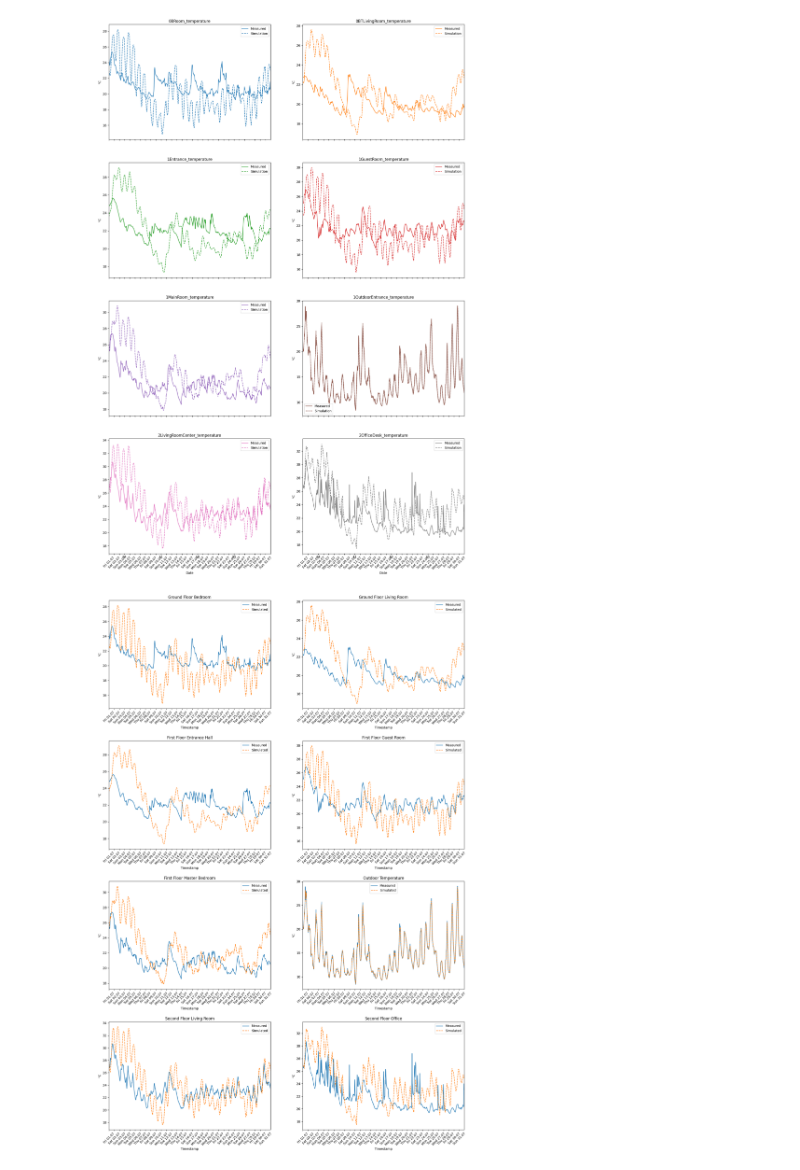
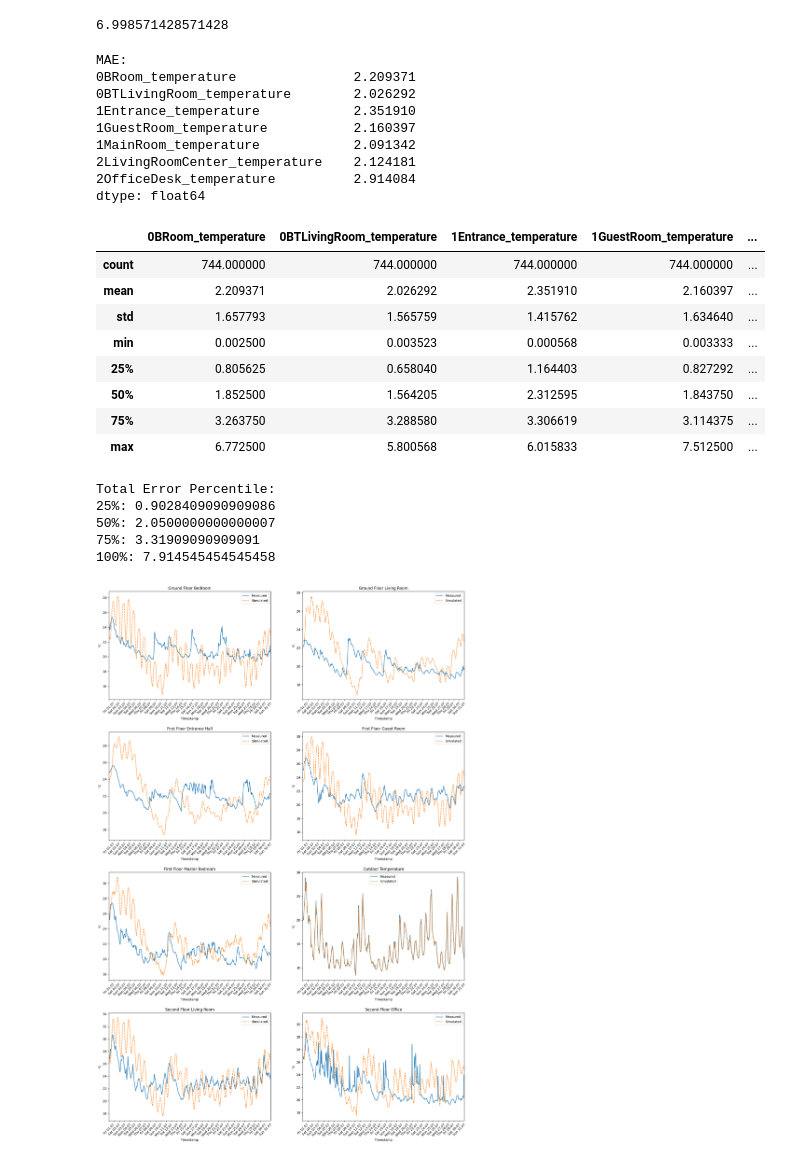
Before and after one commit to henrikhestnes/esp-r-house, a Jupyter notebook: temp_comparison.ipynb, the cells around one changed output. Cells and saved outputs as stored; diff of their text form; code cells hidden in the pictures.

```diff
--- a/temp_comparison.ipynb
+++ b/temp_comparison.ipynb
@@ -143,18 +128,40 @@ dtype: float64
-# %%
-axs = sensor_data.plot(subplots=True, layout=(4, 2), figsize=(20, 30), title=list(sensor_data.columns), ylabel="°C", xlabel="Date", xticks=sensor_data.index)
-sim_temp.plot(subplots=True, ax=axs, linestyle="dashed", xlabel="Date")
-
-
-for ax in axs:
-    ax[0].legend(["Measured", "Simulation"])
-    # ax[0].tick_params('x', labelcolor='g')
-    ax[0].set_xticklabels([])
-
-    ax[0].set_xticks(sensor_data.index[::24], [date.strftime("%a %d.%m") for date in sensor_data.index[::24].date], rotation=45)
-    ax[1].legend(["Measured", "Simulation"])
-    ax[1].set_xticks(sensor_data.index[::24], [date.strftime("%a %d.%m") for date in sensor_data.index[::24].date], rotation=45)
-# %% [output]
-[figure, removed]
+# %%
+(6.77+5.80+6.02+7.51+7.07+7.91+7.91)/7
+# %% [output]
+6.998571428571428
+# %%
+deviation = abs(sensor_data - sim_temp).drop("1OutdoorEntrance_temperature", axis=1)
+print(f"MAE: \n{deviation.sum()/len(deviation)}")
+deviation.describe()
+# %% [output]
+MAE:
+0BRoom_temperature               2.209371
+0BTLivingRoom_temperature        2.026292
+1Entrance_temperature            2.351910
+1GuestRoom_temperature           2.160397
+1MainRoom_temperature            2.091342
+2LivingRoomCenter_temperature    2.124181
+2OfficeDesk_temperature          2.914084
+dtype: float64
+|  | 0BRoom_temperature | 0BTLivingRoom_temperature | 1Entrance_temperature | 1GuestRoom_temperature | ... |
+| count | 744.000000 | 744.000000 | 744.000000 | 744.000000 | ... |
+| mean | 2.209371 | 2.026292 | 2.351910 | 2.160397 | ... |
+| std | 1.657793 | 1.565759 | 1.415762 | 1.634640 | ... |
+| min | 0.002500 | 0.003523 | 0.000568 | 0.003333 | ... |
+| 25% | 0.805625 | 0.658040 | 1.164403 | 0.827292 | ... |
+| 50% | 1.852500 | 1.564205 | 2.312595 | 1.843750 | ... |
+| 75% | 3.263750 | 3.288580 | 3.306619 | 3.114375 | ... |
+| max | 6.772500 | 5.800568 | 6.015833 | 7.512500 | ... |
+# %%
+val = deviation.values.flatten()
+val_sort = np.sort(val)
+print(f"Total Error Percentile: \n25%: {val_sort[int(len(val_sort)*0.25)]}\n50%: {val_sort[int(len(val_sort)*0.5)]}\n75%: {val_sort[int(len(val_sort)*0.75)]}\n100%: {val_sort[-1]}")
+# %% [output]
+Total Error Percentile:
+25%: 0.9028409090909086
+50%: 2.0500000000000007
+75%: 3.31909090909091
+100%: 7.914545454545458
 # %%
 fig, axs = plt.subplots(4, 2, figsize=(20, 30))
 plt.subplots_adjust(hspace=0.3)
```
Also changed, not shown: parts of 4 cells of this notebook, 12 other files.
